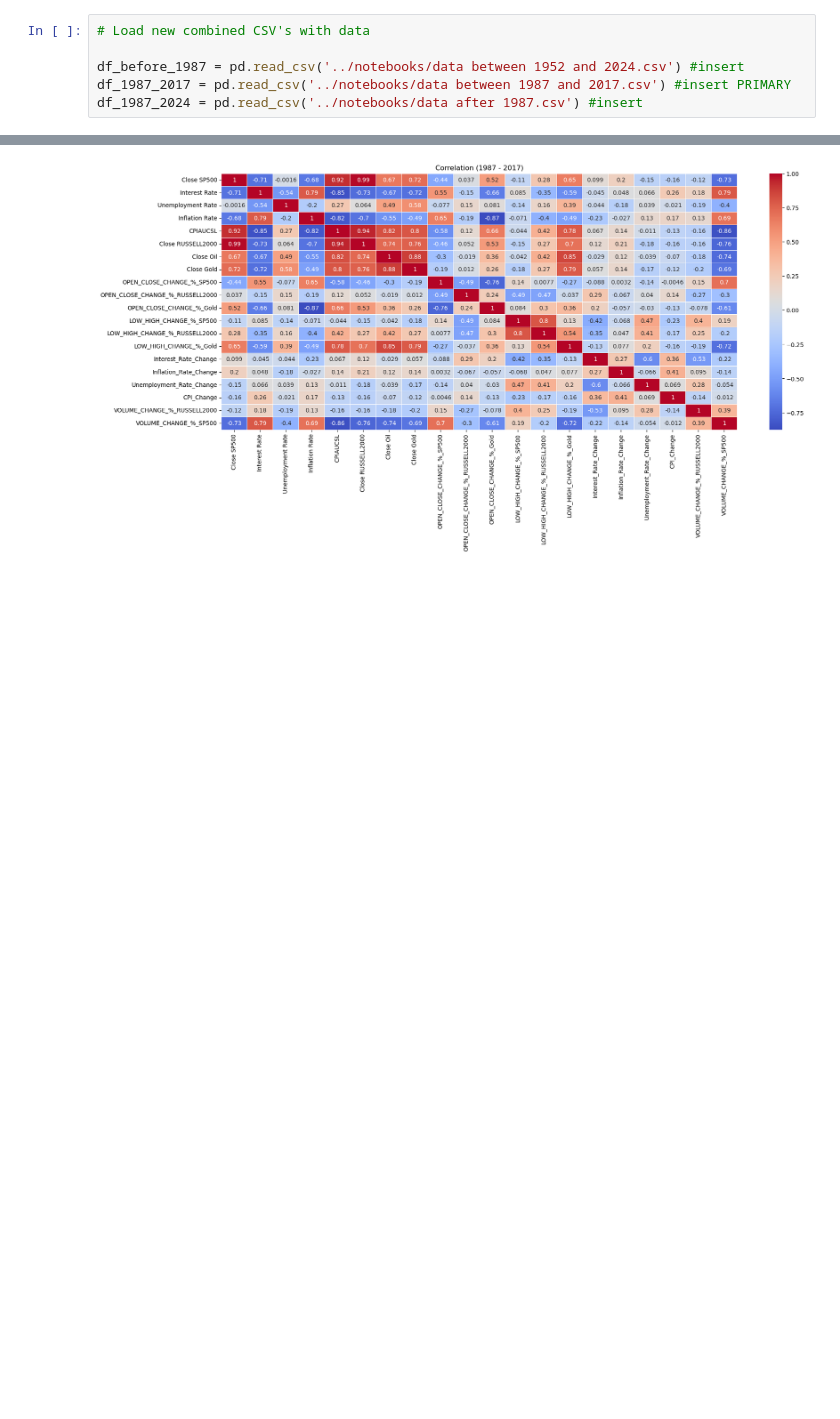
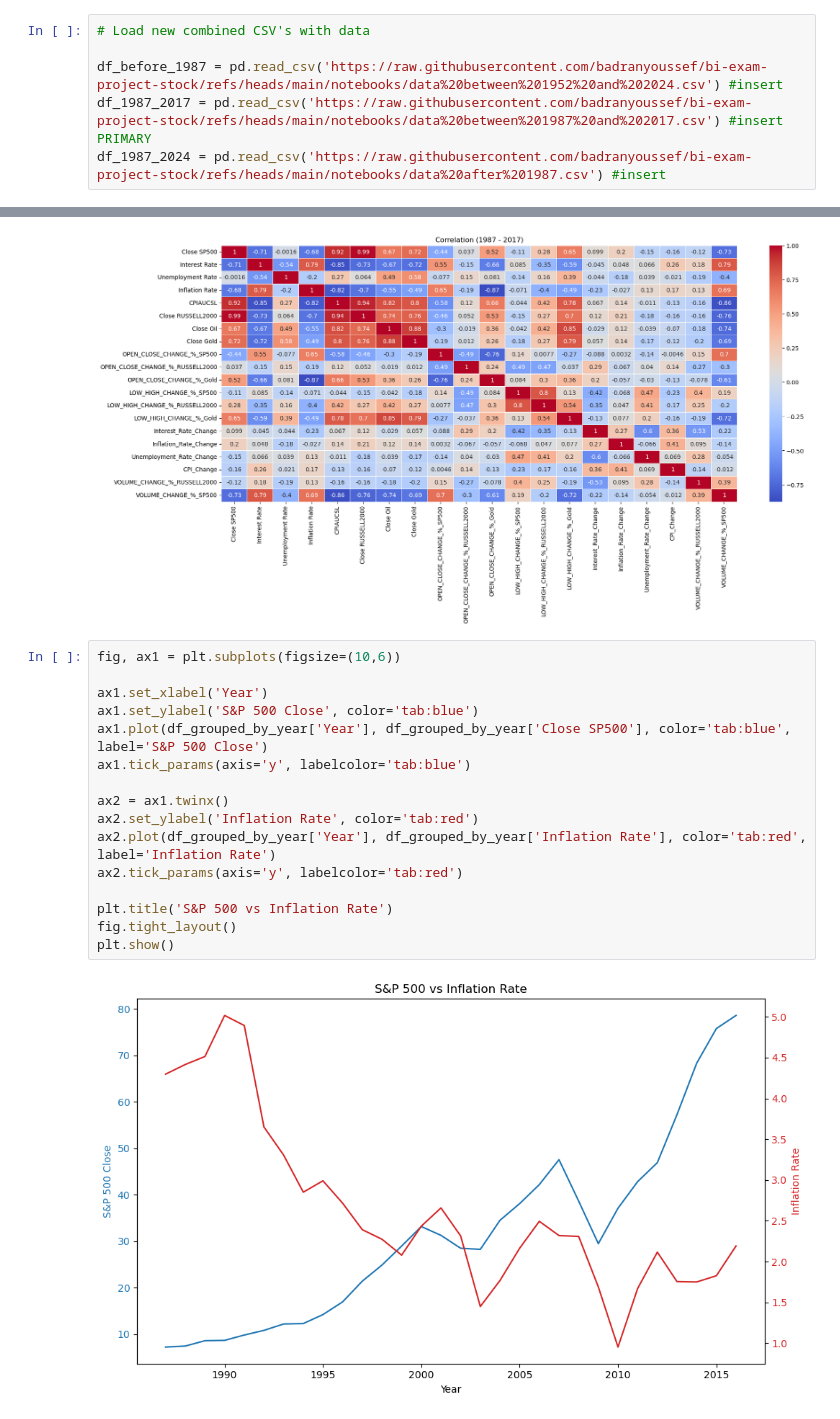
Before and after one commit to badranyoussef/bi-exam-project-stock, a Jupyter notebook: notebooks/ExplorationAndAnalysis.ipynb, the cells around one changed output, grey strips where cells are left out. Drawn from its saved outputs; the diff is of its cells as text; blank space fills up the shorter version.

```diff
--- a/notebooks/ExplorationAndAnalysis.ipynb
+++ b/notebooks/ExplorationAndAnalysis.ipynb
@@ -13,9 +13,9 @@ from sklearn.preprocessing import MinMaxScaler
 # %%
 # Load new combined CSV's with data
 
-df_before_1987 = pd.read_csv('../notebooks/data between 1952 and 2024.csv') #insert
-df_1987_2017 = pd.read_csv('../notebooks/data between 1987 and 2017.csv') #insert PRIMARY
-df_1987_2024 = pd.read_csv('../notebooks/data after 1987.csv') #insert
+df_before_1987 = pd.read_csv('https://raw.githubusercontent.com/badranyoussef/bi-exam-project-stock/refs/heads/main/notebooks/data%20between%201952%20and%202024.csv') #insert
+df_1987_2017 = pd.read_csv('https://raw.githubusercontent.com/badranyoussef/bi-exam-project-stock/refs/heads/main/notebooks/data%20between%201987%20and%202017.csv') #insert PRIMARY
+df_1987_2024 = pd.read_csv('https://raw.githubusercontent.com/badranyoussef/bi-exam-project-stock/refs/heads/main/notebooks/data%20after%201987.csv') #insert
 # %%
 columns_corr = df_1987_2017.columns.difference(['Date'])
 columns_corr
@@ -390,3 +390,21 @@ plt.title('Correlation (1987 - 2017)')
 plt.show()
 # %% [output]
 [figure]
+# %%
+fig, ax1 = plt.subplots(figsize=(10,6))
+
+ax1.set_xlabel('Year')
+ax1.set_ylabel('S&P 500 Close', color='tab:blue')
+ax1.plot(df_grouped_by_year['Year'], df_grouped_by_year['Close SP500'], color='tab:blue', label='S&P 500 Close')
+ax1.tick_params(axis='y', labelcolor='tab:blue')
+
+ax2 = ax1.twinx()
+ax2.set_ylabel('Inflation Rate', color='tab:red')
+ax2.plot(df_grouped_by_year['Year'], df_grouped_by_year['Inflation Rate'], color='tab:red', label='Inflation Rate')
+ax2.tick_params(axis='y', labelcolor='tab:red')
+
+plt.title('S&P 500 vs Inflation Rate')
+fig.tight_layout()
+plt.show()
+# %% [output]
+[figure, added]
```
Also changed, not shown: parts of 1 cell of this notebook.
